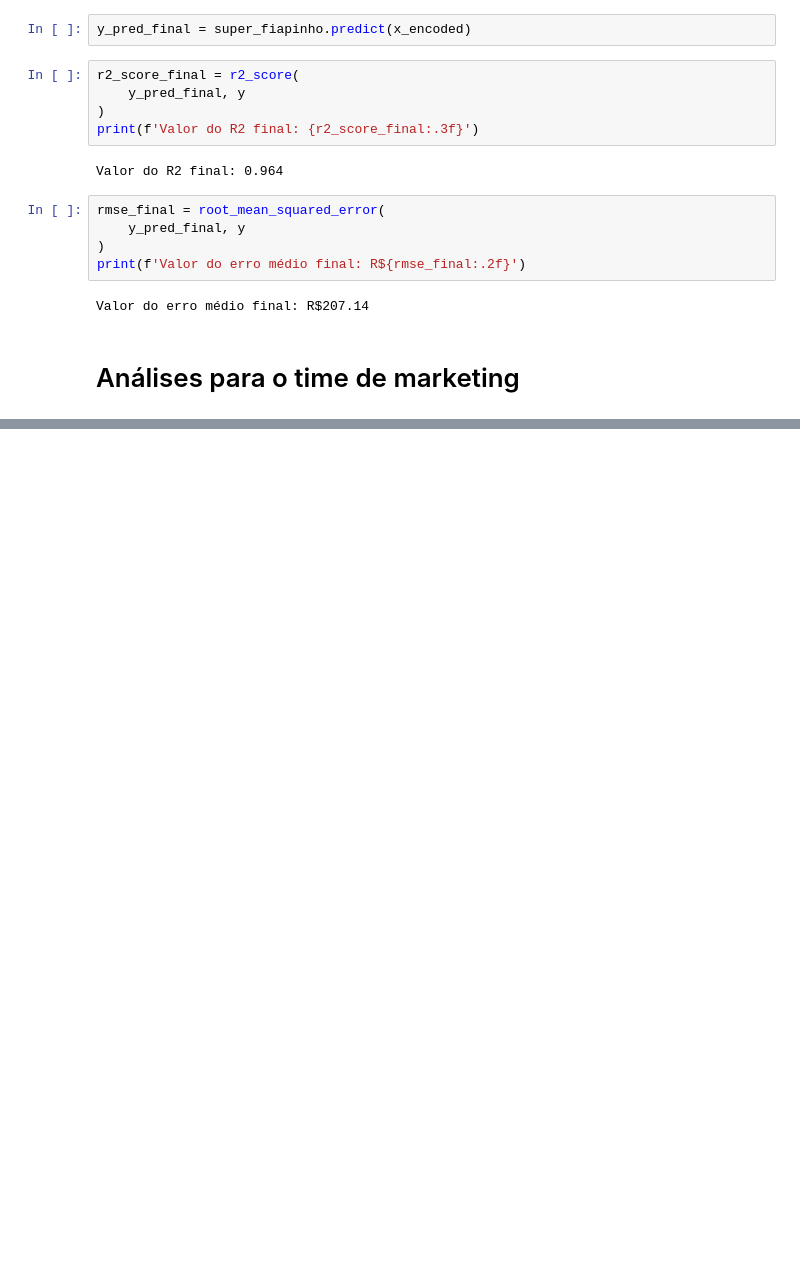
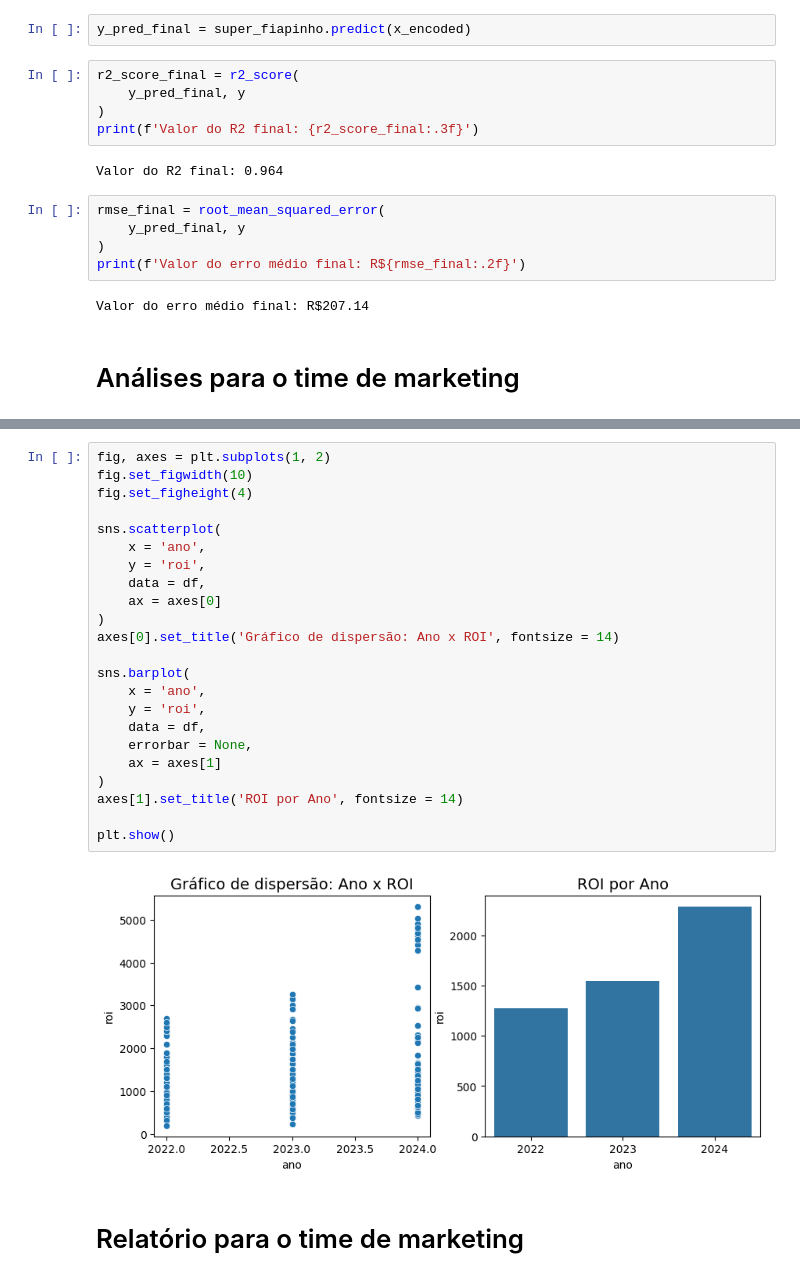
Before and after one commit to Gbrlmoraes/fiap_pbls_2024_2, a Jupyter notebook: PBL_fase_5/Analise_ROI.ipynb, the cells around one changed output, grey strips where cells are left out. Saved outputs shown, nothing was run; the diff lists cells and outputs as text; blank space fills up the shorter version.

```diff
--- a/PBL_fase_5/Analise_ROI.ipynb
+++ b/PBL_fase_5/Analise_ROI.ipynb
@@ -252,0 +337,27 @@ Valor do erro médio final: R$207.14
+# %%
+fig, axes = plt.subplots(1, 2)
+fig.set_figwidth(10)
+fig.set_figheight(4)
+
+sns.scatterplot(
+    x = 'ano',
+    y = 'roi',
+    data = df,
+    ax = axes[0]
+)
+axes[0].set_title('Gráfico de dispersão: Ano x ROI', fontsize = 14)
+
+sns.barplot(
+    x = 'ano',
+    y = 'roi',
+    data = df,
+    errorbar = None,
+    ax = axes[1]
+)
+axes[1].set_title('ROI por Ano', fontsize = 14)
+
+plt.show()
+# %% [output]
+[figure, added]
+# %% [markdown]
+# Relatório para o time de marketing
```
Also changed, not shown: parts of 10 cells of this notebook, 1 other file.
